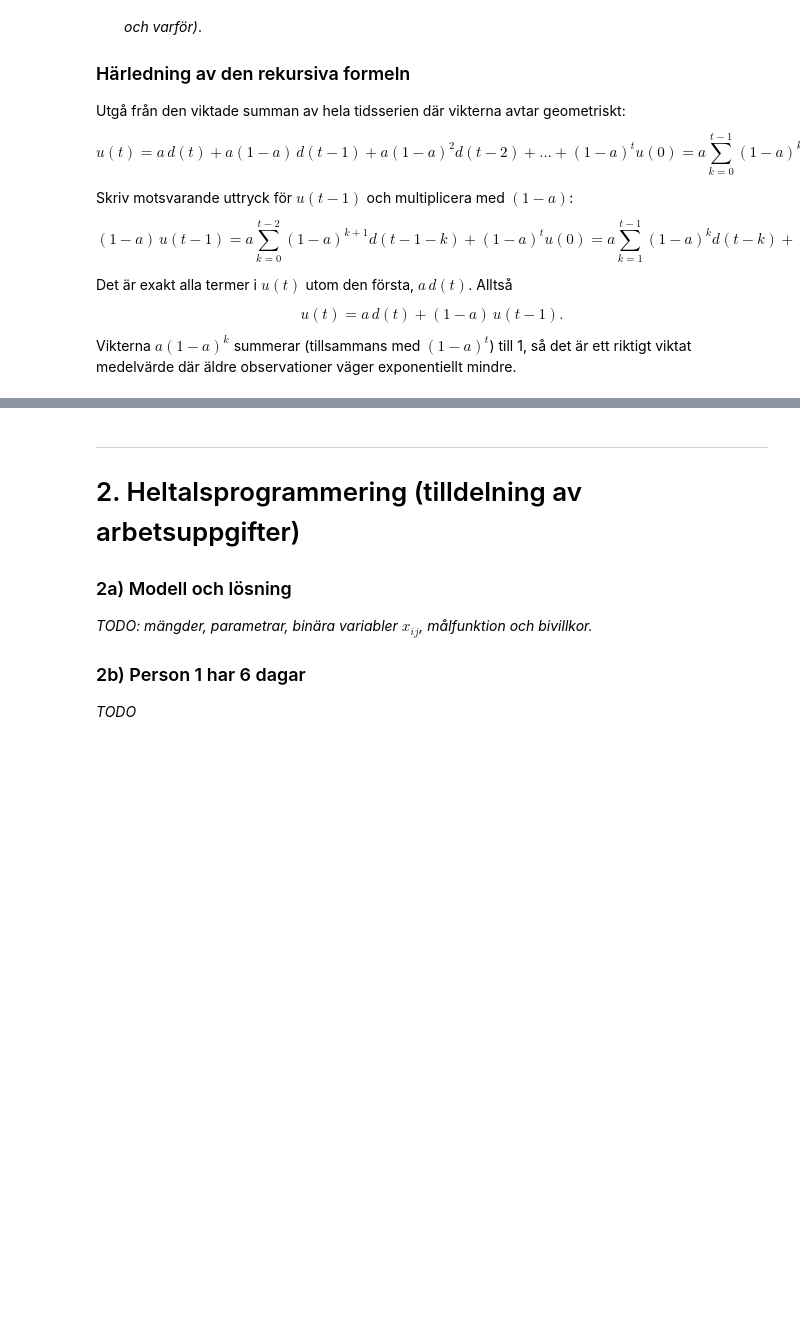
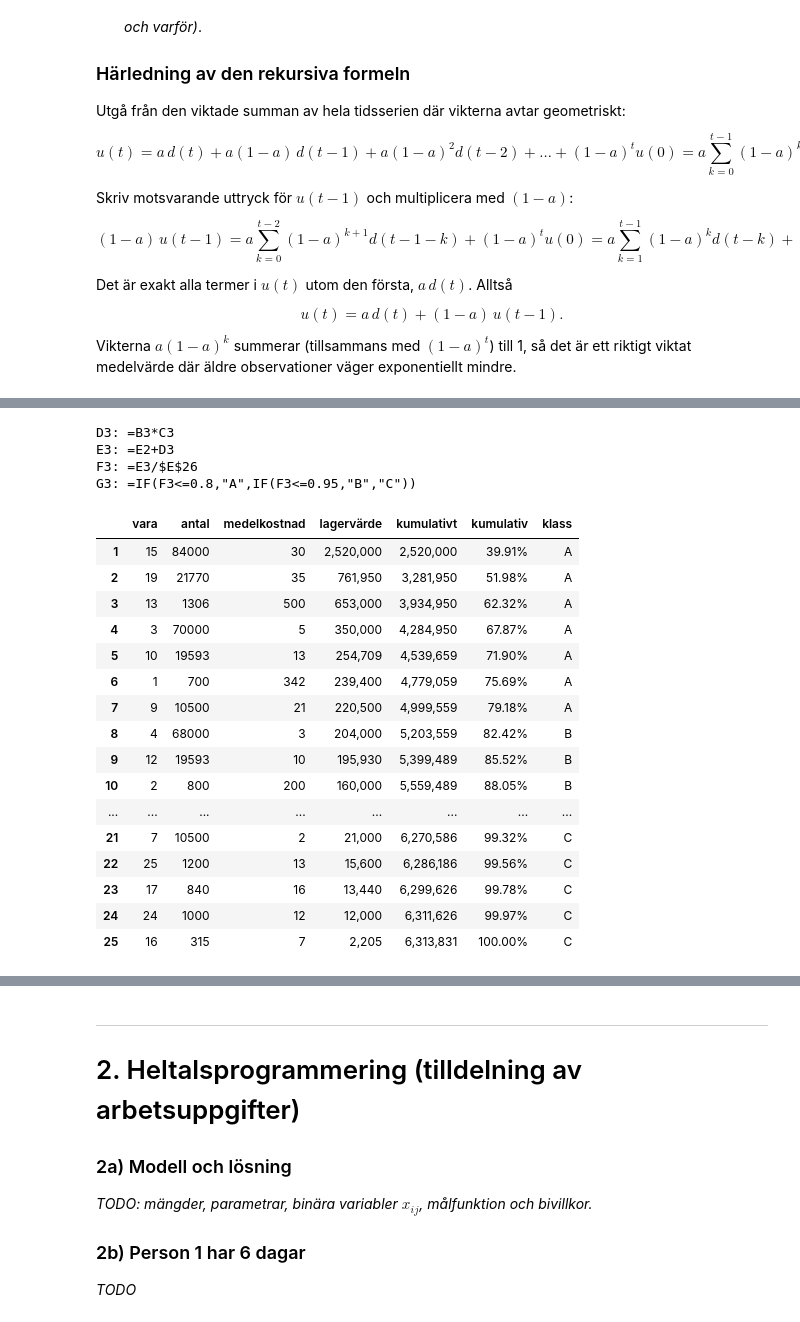
Before and after one commit to rikardehrenbage/logistik-labb, a Jupyter notebook: logistiklabb.ipynb, the cells around one changed output, grey strips where cells are left out. Cells and saved outputs as stored; diff of their text form; code cells hidden in the pictures; blank space fills up the shorter version.

```diff
--- a/logistiklabb.ipynb
+++ b/logistiklabb.ipynb
@@ -172,0 +142,36 @@ plt.tight_layout(); plt.show()
+# %%
+import openpyxl
+
+# Värdena som Excel har räknat fram
+abc = pd.read_excel("abc.xlsx", sheet_name="Blad1", header=0, usecols="A:G", nrows=25)
+abc.columns = ["vara", "antal", "medelkostnad", "lagervärde", "kumulativt", "kumulativ", "klass"]
+abc.index = range(1, len(abc) + 1)
+
+# Formlerna som står i Excel-arket (rad 3 som exempel)
+ws = openpyxl.load_workbook("abc.xlsx")["Blad1"]
+for kol in "DEFG":
+    print(f"{kol}3: {ws[f'{kol}3'].value}")
+
+abc.style.format({"lagervärde": "{:,.0f}", "kumulativt": "{:,.0f}", "kumulativ": "{:.2%}"})
+# %% [output]
+D3: =B3*C3
+E3: =E2+D3
+F3: =E3/$E$26
+G3: =IF(F3<=0.8,"A",IF(F3<=0.95,"B","C"))
+|  | vara | antal | medelkostnad | lagervärde | kumulativt | kumulativ | klass |
+| 1 | 15 | 84000 | 30 | 2,520,000 | 2,520,000 | 39.91% | A |
+| 2 | 19 | 21770 | 35 | 761,950 | 3,281,950 | 51.98% | A |
+| 3 | 13 | 1306 | 500 | 653,000 | 3,934,950 | 62.32% | A |
+| 4 | 3 | 70000 | 5 | 350,000 | 4,284,950 | 67.87% | A |
+| 5 | 10 | 19593 | 13 | 254,709 | 4,539,659 | 71.90% | A |
+| 6 | 1 | 700 | 342 | 239,400 | 4,779,059 | 75.69% | A |
+| 7 | 9 | 10500 | 21 | 220,500 | 4,999,559 | 79.18% | A |
+| 8 | 4 | 68000 | 3 | 204,000 | 5,203,559 | 82.42% | B |
+| 9 | 12 | 19593 | 10 | 195,930 | 5,399,489 | 85.52% | B |
+| 10 | 2 | 800 | 200 | 160,000 | 5,559,489 | 88.05% | B |
+| ... | ... | ... | ... | ... | ... | ... | ... |
+| 21 | 7 | 10500 | 2 | 21,000 | 6,270,586 | 99.32% | C |
+| 22 | 25 | 1200 | 13 | 15,600 | 6,286,186 | 99.56% | C |
+| 23 | 17 | 840 | 16 | 13,440 | 6,299,626 | 99.78% | C |
+| 24 | 24 | 1000 | 12 | 12,000 | 6,311,626 | 99.97% | C |
+| 25 | 16 | 315 | 7 | 2,205 | 6,313,831 | 100.00% | C |
```
Also changed, not shown: parts of 10 cells of this notebook, 3 other files.
